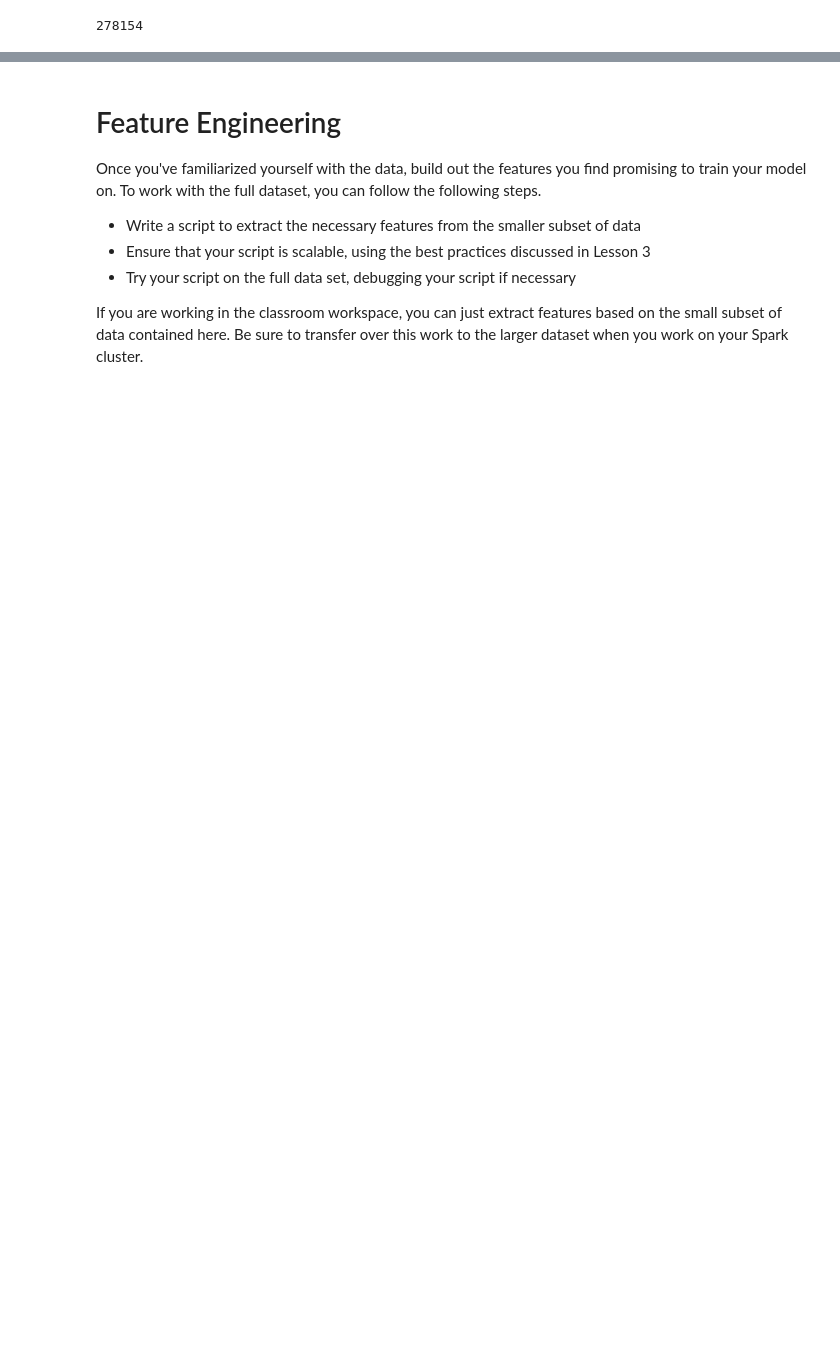
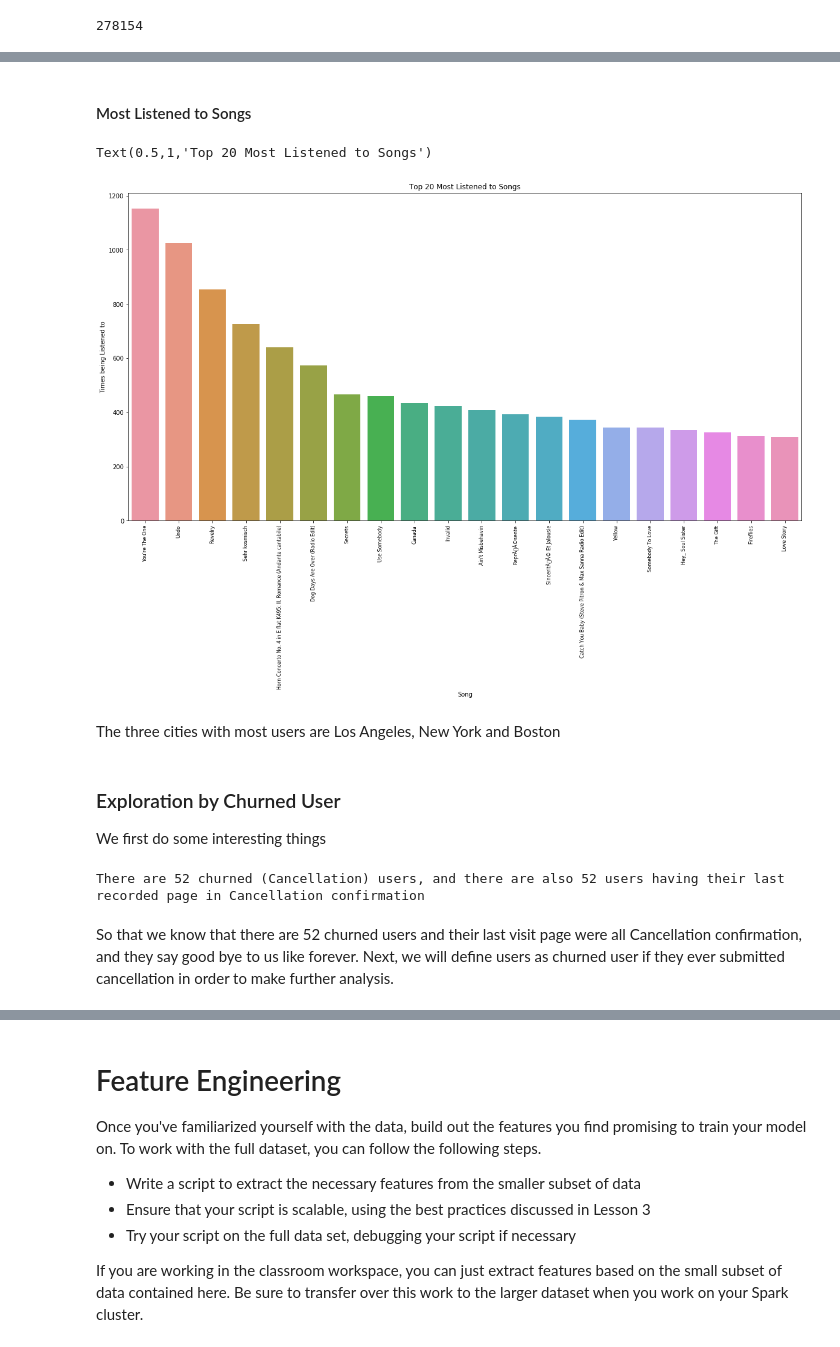
Before and after one commit to BurgerWu/Sparkify-Project, a Jupyter notebook: Sparkify.ipynb, the cells around one changed output, grey strips where cells are left out. Cells and saved outputs as stored; diff of their text form; code cells hidden in the pictures; blank space fills up the shorter version.

```diff
--- a/Sparkify.ipynb
+++ b/Sparkify.ipynb
@@ -166,0 +194,32 @@ root
+# %% [markdown]
+#### Most Listened to Songs
+# %%
+#We groupby songs to filter out most listened to songs
+songs = df.groupBy('song').count().sort('count', ascending = False).toPandas()
+songs = songs.dropna()
+songs = songs.iloc[:20,:]
+
+#We plot the barplot of 20 most listened songs
+plt.figure(figsize = [20,10])
+sb.barplot(x = 'song', y = 'count', data = songs)
+plt.xticks(rotation = 90, fontsize=8)
+plt.xlabel("Song")
+plt.ylabel("Times being Listened to")
+plt.title("Top 20 Most Listened to Songs")
+# %% [output]
+Text(0.5,1,'Top 20 Most Listened to Songs')
+[figure, added]
+# %% [markdown]
+The three cities with most users are Los Angeles, New York and Boston
+# %% [markdown]
+### Exploration by Churned User
+We first do some interesting things
+# %%
+num_churn_user = df.filter(df['Cancel'] == 1).groupBy('userId').count().count()
+last_page = df.orderBy(['userId','ts'],ascending = False).groupBy('userId').agg(first('page').alias("last_page"))
+last_page_cancel = last_page.filter(last_page['last_page'] == 'Cancellation Confirmation').count()
+print("There are {} churned (Cancellation) users, and there are also {} users having their last recorded page in Cancellation confirmation".format(num_churn_user, last_page_cancel))
+# %% [output]
+There are 52 churned (Cancellation) users, and there are also 52 users having their last recorded page in Cancellation confirmation
+# %% [markdown]
+So that we know that there are 52 churned users and their last visit page were all Cancellation confirmation, and they say good bye to us like forever. Next, we will define users as churned user if they ever submitted cancellation in order to make further analysis.
```
Also changed, not shown: parts of 105 cells of this notebook.
